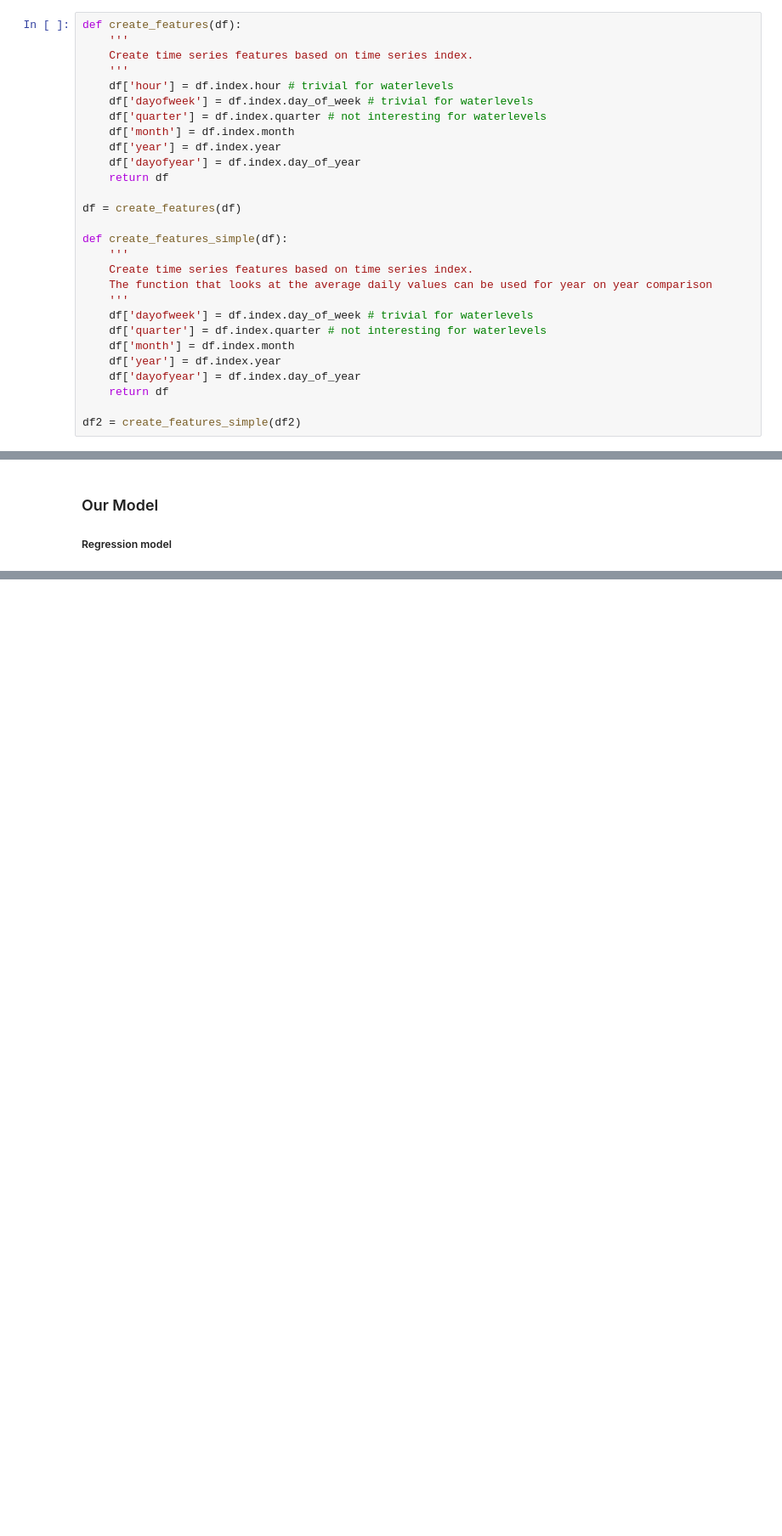
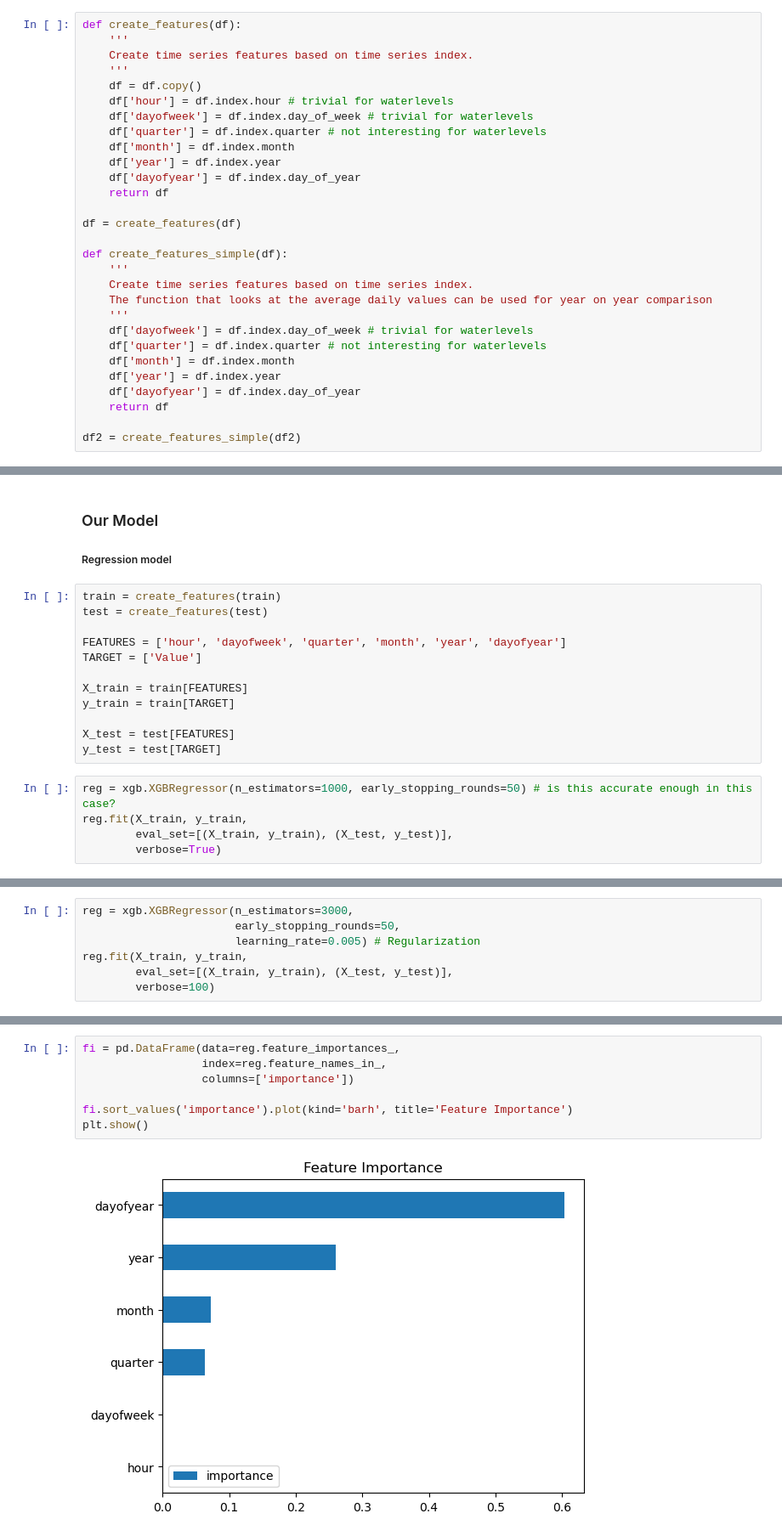
Before and after one commit to burked9/shannon-flood-piml, a Jupyter notebook: water_levels_banagher.ipynb, the cells around one changed output, grey strips where cells are left out. Shown at 85% size. Drawn from its saved outputs; the diff is of its cells as text; blank space fills up the shorter version.

Commit message:
Added Features and ML
Added the features and comparison for the first time.
I now have a model and a direction to go with the data.

```diff
--- a/water_levels_banagher.ipynb
+++ b/water_levels_banagher.ipynb
@@ -142,6 +142,7 @@ def create_features(df):
     '''
     Create time series features based on time series index.
     '''
+    df = df.copy()
     df['hour'] = df.index.hour # trivial for waterlevels
     df['dayofweek'] = df.index.day_of_week # trivial for waterlevels
     df['quarter'] = df.index.quarter # not interesting for waterlevels
@@ -235,3 +236,20 @@ plt.show()
 # %% [markdown]
 ### Our Model
 ##### Regression model
+# %%
+train = create_features(train)
+test = create_features(test)
+
+FEATURES = ['hour', 'dayofweek', 'quarter', 'month', 'year', 'dayofyear']
+TARGET = ['Value']
+
+X_train = train[FEATURES]
+y_train = train[TARGET]
+
+X_test = test[FEATURES]
+y_test = test[TARGET]
+# %%
+reg = xgb.XGBRegressor(n_estimators=1000, early_stopping_rounds=50) # is this accurate enough in this case?
+reg.fit(X_train, y_train,
+        eval_set=[(X_train, y_train), (X_test, y_test)],
+        verbose=True)
@@ -237,0 +287,7 @@ plt.show()
+# %%
+reg = xgb.XGBRegressor(n_estimators=3000,
+                       early_stopping_rounds=50,
+                       learning_rate=0.005) # Regularization
+reg.fit(X_train, y_train,
+        eval_set=[(X_train, y_train), (X_test, y_test)],
+        verbose=100)
@@ -237,0 +316,9 @@ plt.show()
+# %%
+fi = pd.DataFrame(data=reg.feature_importances_,
+                  index=reg.feature_names_in_,
+                  columns=['importance'])
+
+fi.sort_values('importance').plot(kind='barh', title='Feature Importance')
+plt.show()
+# %% [output]
+[figure, added]
```
Also changed, not shown: parts of 5 cells of this notebook.
